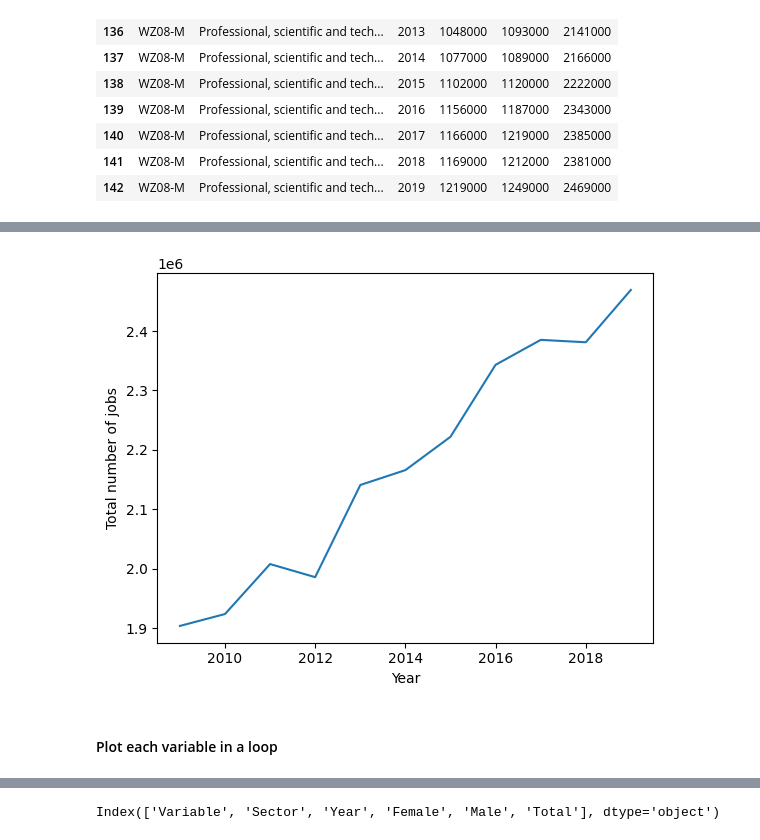
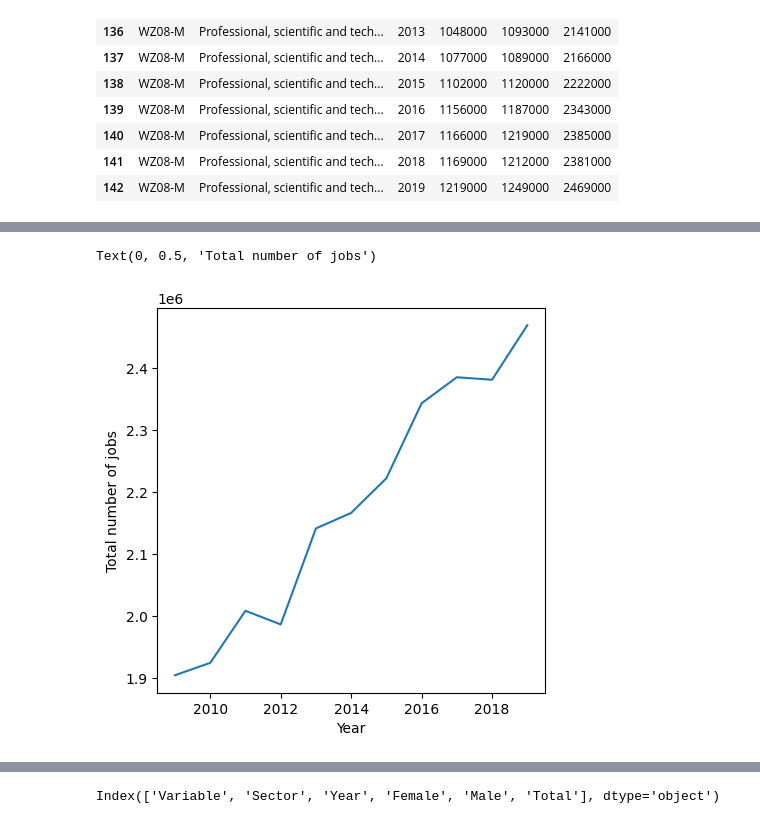
Before and after one commit to bvanelli/python-for-data-analysis, a Jupyter notebook: lessons/lesson05.ipynb, the cells around one changed output, grey strips where cells are left out. Saved outputs shown, nothing was run; the diff lists cells and outputs as text; code cells hidden in the pictures.

```diff
--- a/lessons/lesson05.ipynb
+++ b/lessons/lesson05.ipynb
@@ -677,5 +809,7 @@ import matplotlib.pyplot as plt
+# %%
+input_file = pathlib.Path("../data/employment-12211-9008_en.csv")
 # %%
-data1 = pd.read_csv("../data/employment-12211-9008_en.csv", index_col=None, header=0)
+data1 = pd.read_csv(input_file, index_col=None, header=0)
 # %%
 data1.head()
 # %% [output]
@@ -859,10 +998,8 @@ dtype('<M8[ns]')
 # %%
-fig = plt.figure()
-plt.plot(time, scope["Total"])
+fig = plt.figure(figsize=(5, 5))
+plt.plot(scope["Year"], scope["Total"])
 plt.xlabel("Year")
 plt.ylabel("Total number of jobs")
-fig.savefig("number_of_jobs_in_technical_activities.pdf")
 # %% [output]
+Text(0, 0.5, 'Total number of jobs')
-[figure, old version]
+[figure, new version]
-# %% [markdown]
-#### Plot each variable in a loop
```
Also changed, not shown: parts of 231 cells of this notebook.
